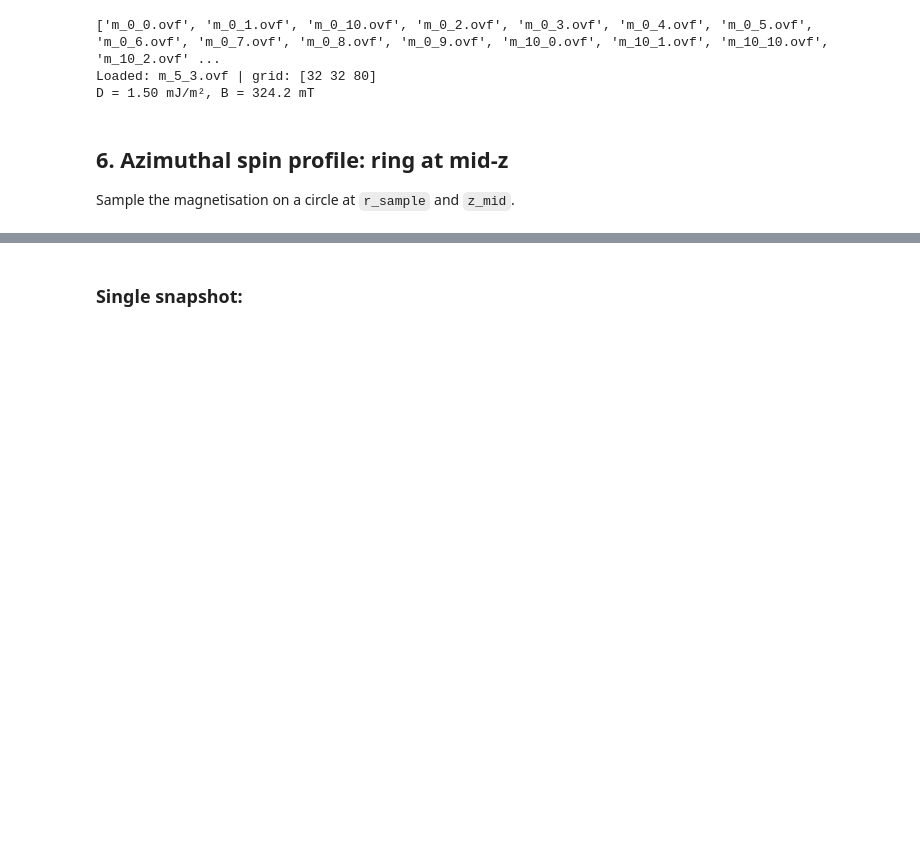
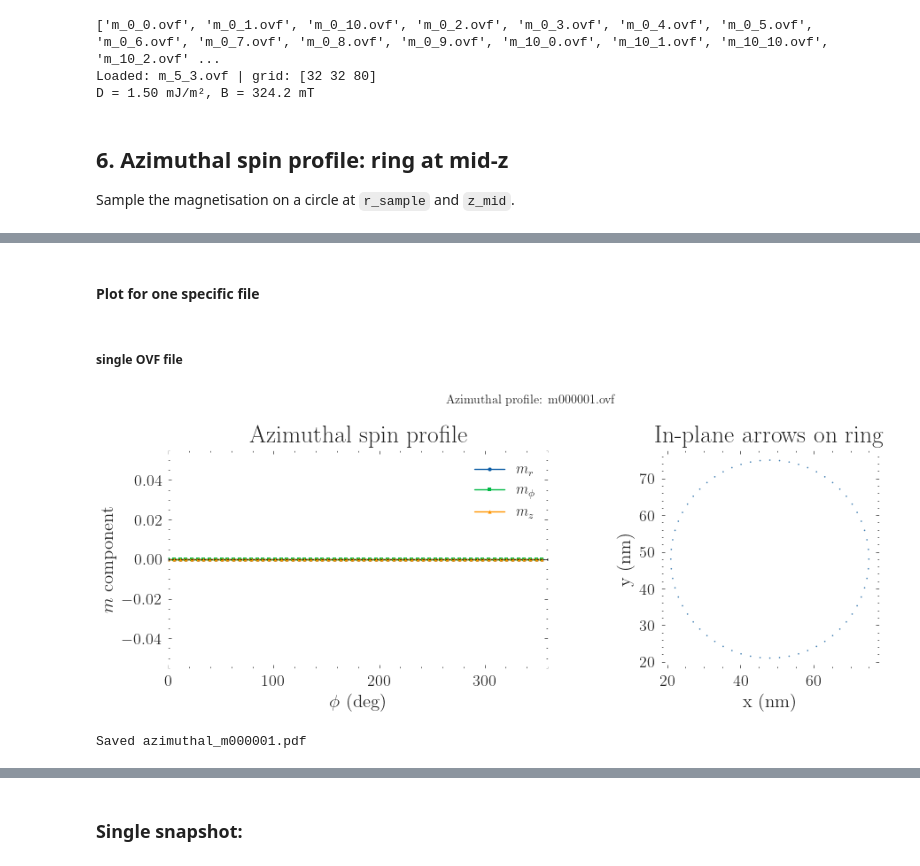
Before and after one commit to itxasoma/mumax3, a Jupyter notebook: nanotube_analysis.ipynb, the cells around one changed output, grey strips where cells are left out. Cells and saved outputs as stored; diff of their text form; code cells hidden in the pictures; blank space fills up the shorter version.

```diff
--- a/nanotube_analysis.ipynb
+++ b/nanotube_analysis.ipynb
@@ -582,0 +556,75 @@ def plot_unfolded(field, component="mphi", title="", n_phi=128,
+# %% [markdown]
+#### Plot for one specific file
+# %% [markdown]
+##### single OVF file
+# %%
+OVF_FILE = "/Users/itxaso/MASTER-codi/2-TFM/mumax3/setA-Cortes-Ortuno/setA-Hrad-2.out/m000001.ovf"   # ← change this
+
+# --- Geometry (mid-shell ring) ---
+R_sample = 27e-9   # m  — (R_in + R_out) / 2 of your nanotube
+N_phi    = 64      # azimuthal sample points
+
+# ── load field ────────────────────────────────────────────────────────────────
+field = df.Field.from_file(OVF_FILE)
+
+# ── ring coordinates ──────────────────────────────────────────────────────────
+cx = (field.mesh.region.pmin[0] + field.mesh.region.pmax[0]) / 2
+cy = (field.mesh.region.pmin[1] + field.mesh.region.pmax[1]) / 2
+cz = (field.mesh.region.pmin[2] + field.mesh.region.pmax[2]) / 2
+
+phi  = np.linspace(0, 2 * np.pi, N_phi, endpoint=False)
+xs   = cx + R_sample * np.cos(phi)
+ys   = cy + R_sample * np.sin(phi)
+
+mx_ring = [field((x, y, cz))[0] for x, y in zip(xs, ys)]
+my_ring = [field((x, y, cz))[1] for x, y in zip(xs, ys)]
+mz_ring = [field((x, y, cz))[2] for x, y in zip(xs, ys)]
+
+# ── cylindrical decomposition ─────────────────────────────────────────────────
+mr   = [ mx * np.cos(p) + my * np.sin(p)  for mx, my, p in zip(mx_ring, my_ring, phi)]
+mphi = [-mx * np.sin(p) + my * np.cos(p)  for mx, my, p in zip(mx_ring, my_ring, phi)]
+
+# ── plot ──────────────────────────────────────────────────────────────────────
+phi_deg = np.degrees(phi)
+
+fig, axes = plt.subplots(1, 2, figsize=(10, 3.8))
+
+# --- left panel: component profiles ---
+ax = axes[0]
+ax.plot(phi_deg, mr,      'o-', ms=3, label=r'$m_r$')
+ax.plot(phi_deg, mphi,    's-', ms=3, label=r'$m_\phi$')
+ax.plot(phi_deg, mz_ring, '^-', ms=3, label=r'$m_z$')
+ax.axhline(0, color='k', lw=0.5, ls='--')
+ax.set_xlabel(r'$\phi$ (deg)')
+ax.set_ylabel(r'$m$ component')
+ax.set_title('Azimuthal spin profile')
+ax.set_xlim(0, 360)
+ax.grid(alpha=0.25)
+ax.legend(frameon=False)
+
+# --- right panel: in-plane arrows ---
+ax = axes[1]
+ax.quiver(np.array(xs) * 1e9, np.array(ys) * 1e9,
+          mx_ring, my_ring,
+          scale=15, color='steelblue')
+ax.set_xlabel('x (nm)')
+ax.set_ylabel('y (nm)')
+ax.set_title('In-plane arrows on ring')
+ax.set_aspect('equal')
+ax.grid(alpha=0.25)
+
+# ── suptitle & save ───────────────────────────────────────────────────────────
+plt.suptitle(
+    f'Azimuthal profile: {os.path.basename(OVF_FILE)}',
+    fontsize=10
+)
+plt.tight_layout()
+
+savename = f'azimuthal_{os.path.splitext(os.path.basename(OVF_FILE))[0]}.pdf'
+plt.savefig(os.path.join(PLOTS_DIR, savename), dpi=150, bbox_inches='tight')
+plt.show()
+plt.close(fig)
+print(f'Saved {savename}')
+# %% [output]
+[figure, added]
+Saved azimuthal_m000001.pdf
```
Also changed, not shown: parts of 24 cells of this notebook, 11 other files.
